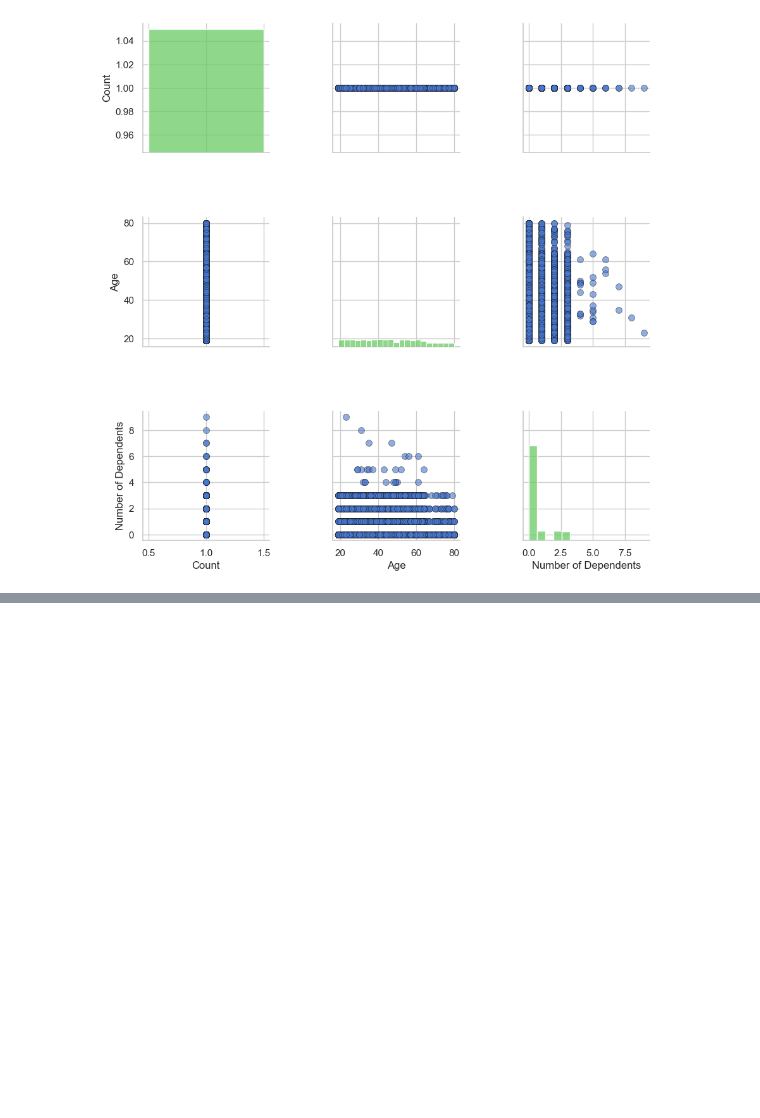
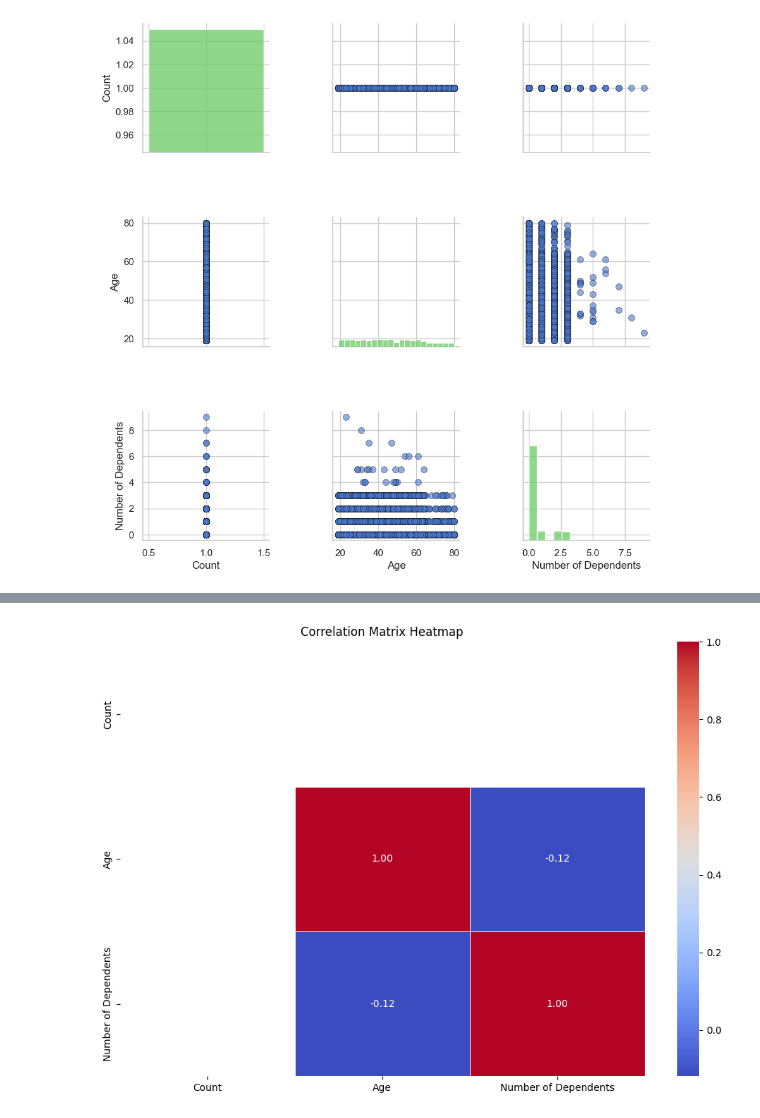
Before and after one commit to Silvano315/Churn-Prediction-with-SHAP, a Jupyter notebook: Exploratory.ipynb, the cells around one changed output, grey strips where cells are left out. Drawn from its saved outputs; the diff is of its cells as text; code cells hidden in the pictures; blank space fills up the shorter version.

```diff
--- a/Exploratory.ipynb
+++ b/Exploratory.ipynb
@@ -139,0 +128,6 @@ demographics_eda.crosstab_categorical_plot()
+# %%
+# Correlation Matrix
+
+demographics_eda.correlation_matrix_heatmap()
+# %% [output]
+[figure, added]
```
Also changed, not shown: parts of 1 cell of this notebook.
